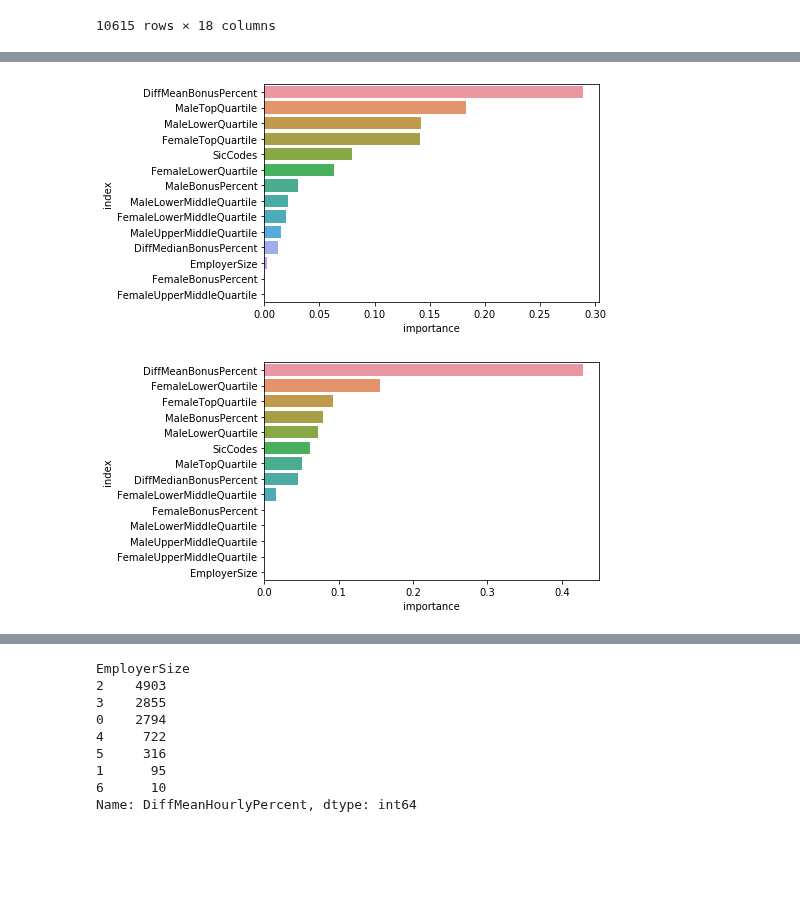
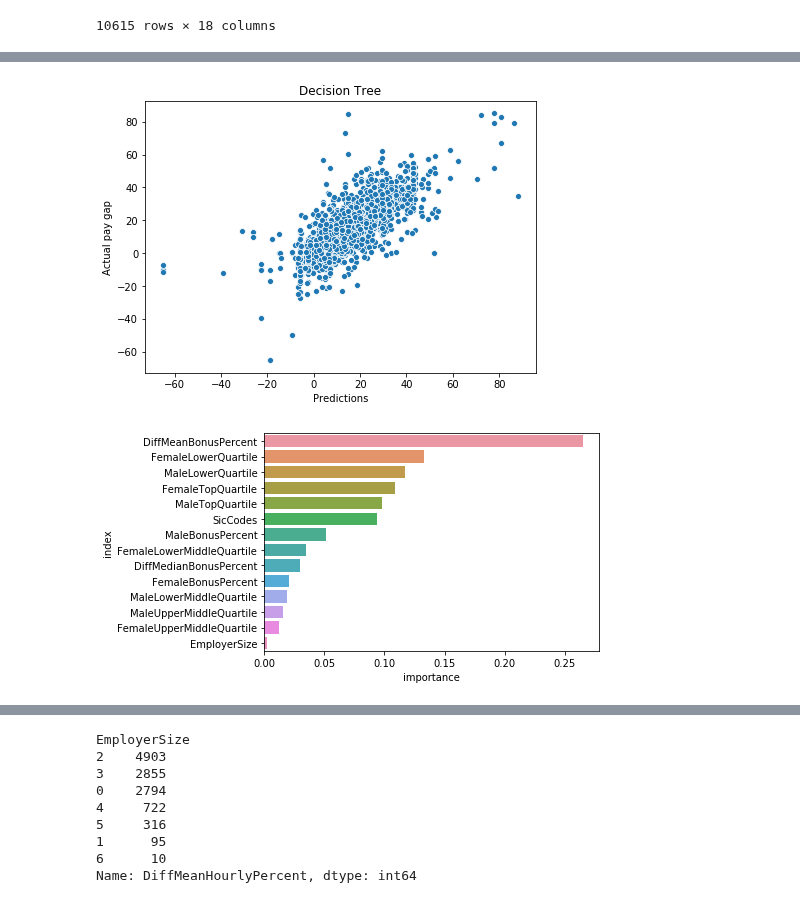
Before and after one commit to Ads2020Group6/data-exploration, a Jupyter notebook: UK_GOV_data_modelling.ipynb, the cells around one changed output, grey strips where cells are left out. Cells and saved outputs as stored; diff of their text form; code cells hidden in the pictures; blank space fills up the shorter version.

```diff
--- a/UK_GOV_data_modelling.ipynb
+++ b/UK_GOV_data_modelling.ipynb
@@ -276,8 +289,16 @@ feature_imp(forest_model,train_X)
-# %%
-feature_imp(adaboost_model,train_X)
-# %% [output]
-[figure, removed]
-# %%
-feature_imp(gradboost_model,train_X)
-# %% [output]
-[figure, removed]
+# %%
+def correlatePredictions(model, val_X, val_y, name):
+    preds = model.predict(val_X)
+    fig, ax = plt.subplots(figsize=(7, 5))
+    sns.scatterplot(preds, val_y)
+    # ax.plot(val_X.index, preds,label='Predicted value')
+    #ax.legend()
+    ax.set(xlabel='Predictions', ylabel='Actual pay gap',
+           title=name)
+    plt.show()
+# %%
+correlatePredictions(decision_tree_model,val_X,val_y,"Decision Tree")
+feature_imp(decision_tree_model,train_X)
+# %% [output]
+[figure, added]
+[figure, added]
```
Also changed, not shown: parts of 23 cells of this notebook.
